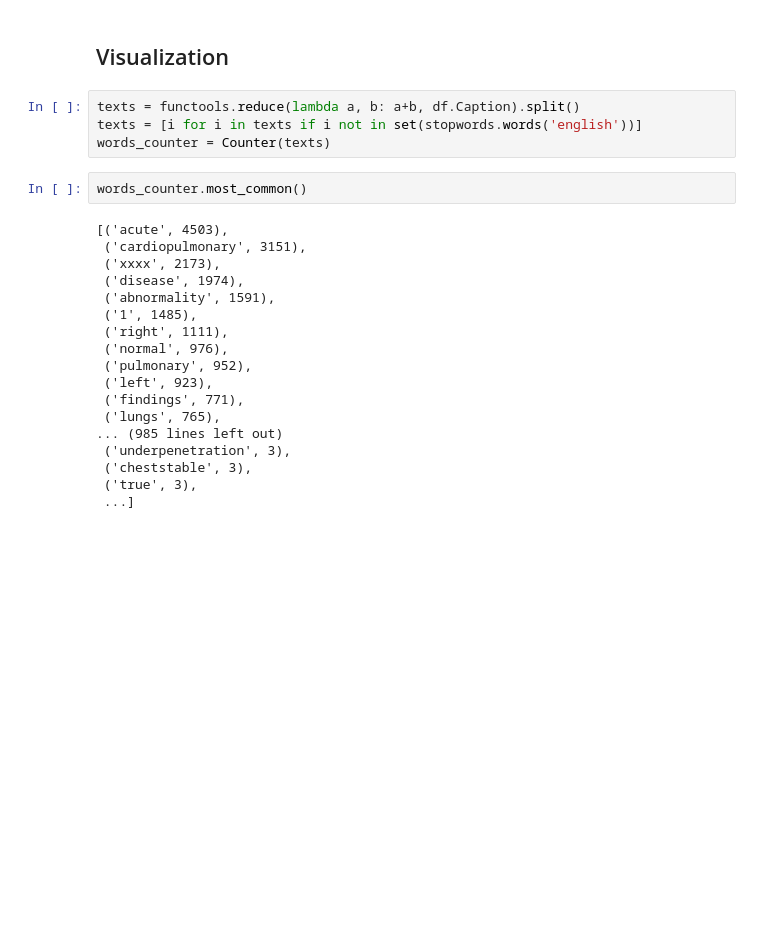
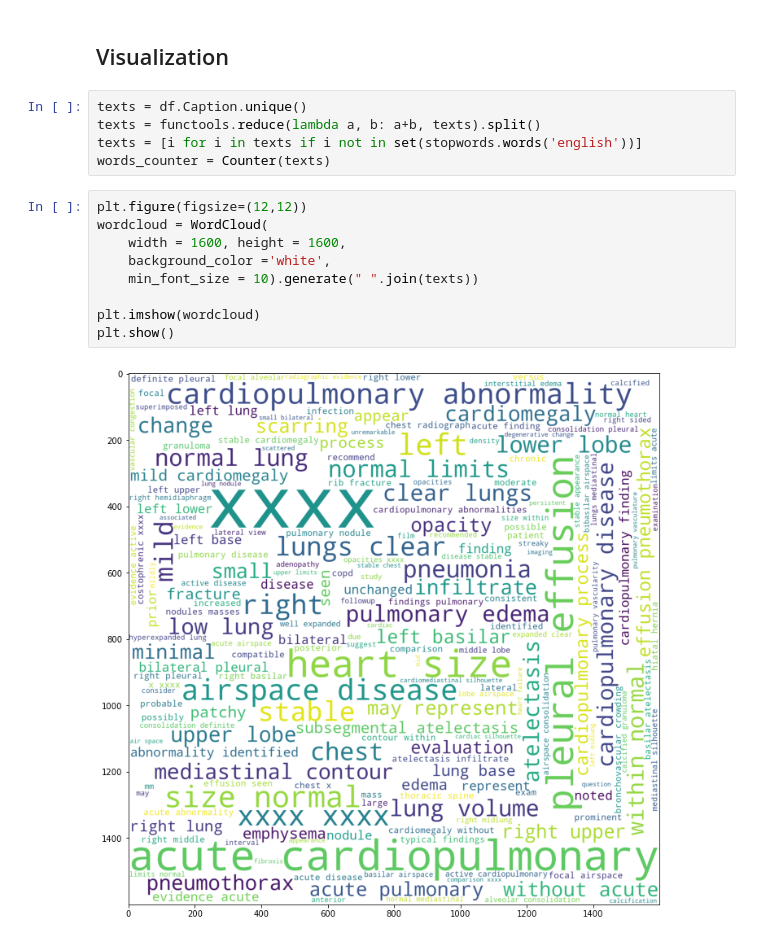
Before and after one commit to r3qin/Medical_images_captioning, a Jupyter notebook: EDA.ipynb, the cells around one changed output. Saved outputs shown, nothing was run; the diff lists cells and outputs as text; blank space fills up the shorter version.

Commit message:
Add visualizations

```diff
--- a/EDA.ipynb
+++ b/EDA.ipynb
@@ -56,26 +59,18 @@ no acute cardiopulmonary abnormality
 # %% [markdown]
 ## Visualization
 # %%
-texts = functools.reduce(lambda a, b: a+b, df.Caption).split()
+texts = df.Caption.unique()
+texts = functools.reduce(lambda a, b: a+b, texts).split()
 texts = [i for i in texts if i not in set(stopwords.words('english'))]
 words_counter = Counter(texts)
-# %%
-words_counter.most_common()
-# %% [output]
-[('acute', 4503),
- ('cardiopulmonary', 3151),
- ('xxxx', 2173),
- ('disease', 1974),
- ('abnormality', 1591),
- ('1', 1485),
- ('right', 1111),
- ('normal', 976),
- ('pulmonary', 952),
- ('left', 923),
- ('findings', 771),
- ('lungs', 765),
-... (985 lines left out)
- ('underpenetration', 3),
- ('cheststable', 3),
- ('true', 3),
- ...]
+# %%
+plt.figure(figsize=(12,12))
+wordcloud = WordCloud(
+    width = 1600, height = 1600,
+    background_color ='white',
+    min_font_size = 10).generate(" ".join(texts))
+
+plt.imshow(wordcloud)
+plt.show()
+# %% [output]
+[figure, added]
```
Also changed, not shown: parts of 5 cells of this notebook.
